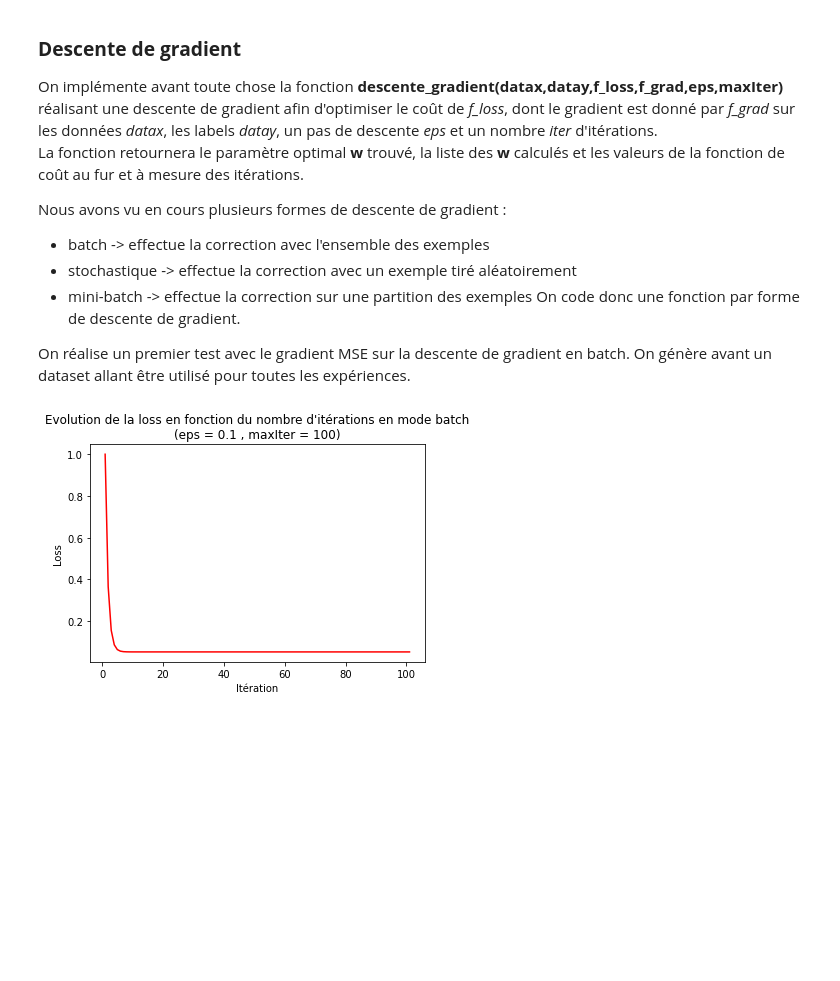
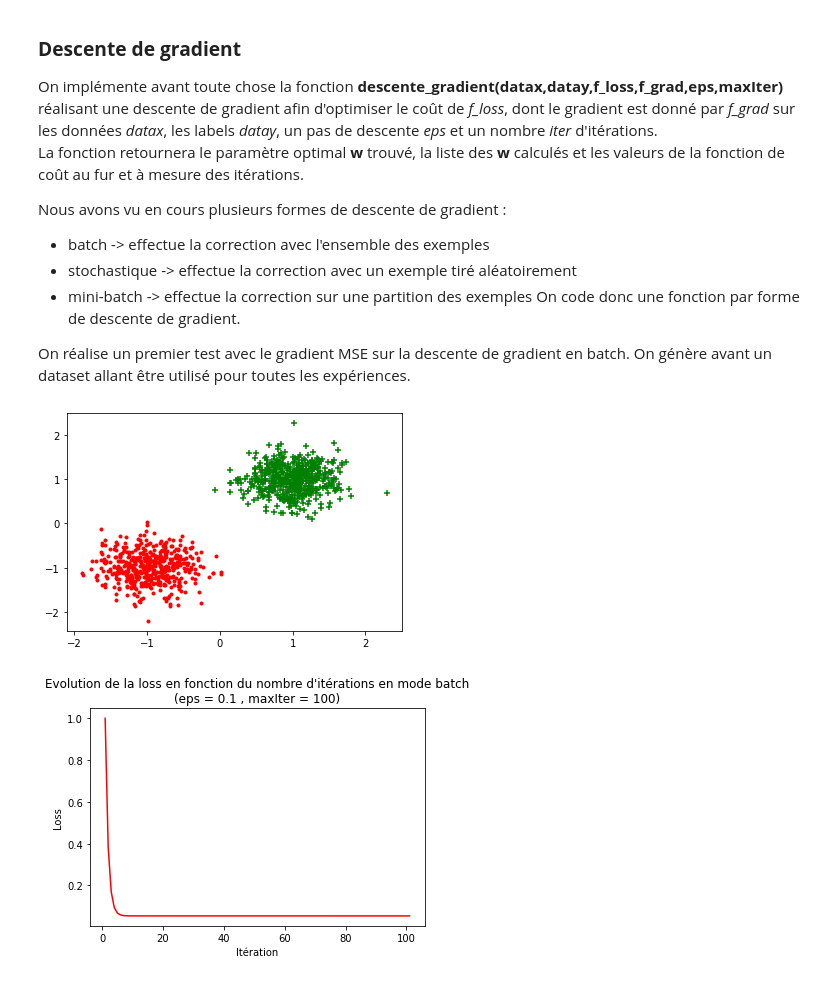
Before and after one commit to almehdiKrisni/UE_ML, a Jupyter notebook: TME3/Rapport_TME3_KRISNI_ARICHANDRA.ipynb, the cells around one changed output. Cells and saved outputs as stored; diff of their text form; code cells hidden in the pictures; blank space fills up the shorter version.

```diff
--- a/TME3/Rapport_TME3_KRISNI_ARICHANDRA.ipynb
+++ b/TME3/Rapport_TME3_KRISNI_ARICHANDRA.ipynb
@@ -111,6 +111,11 @@ On réalise un premier test avec le gradient MSE sur la descente de gradient en
 # %%
 # Création du dataset
 datax, datay = gen_arti(epsilon=0.1)
+
+# On l'affiche en plot
+plot_data(datax, datay)
+# %% [output]
+[figure, added]
 # %%
 # Descente de gradient en batch - MSE
 w, logW, logF = descente_gradient_batch(datax, datay, mse, mse_grad, eps=0.1, maxIter=100, plot=True)
```
Also changed, not shown: parts of 22 cells of this notebook.
